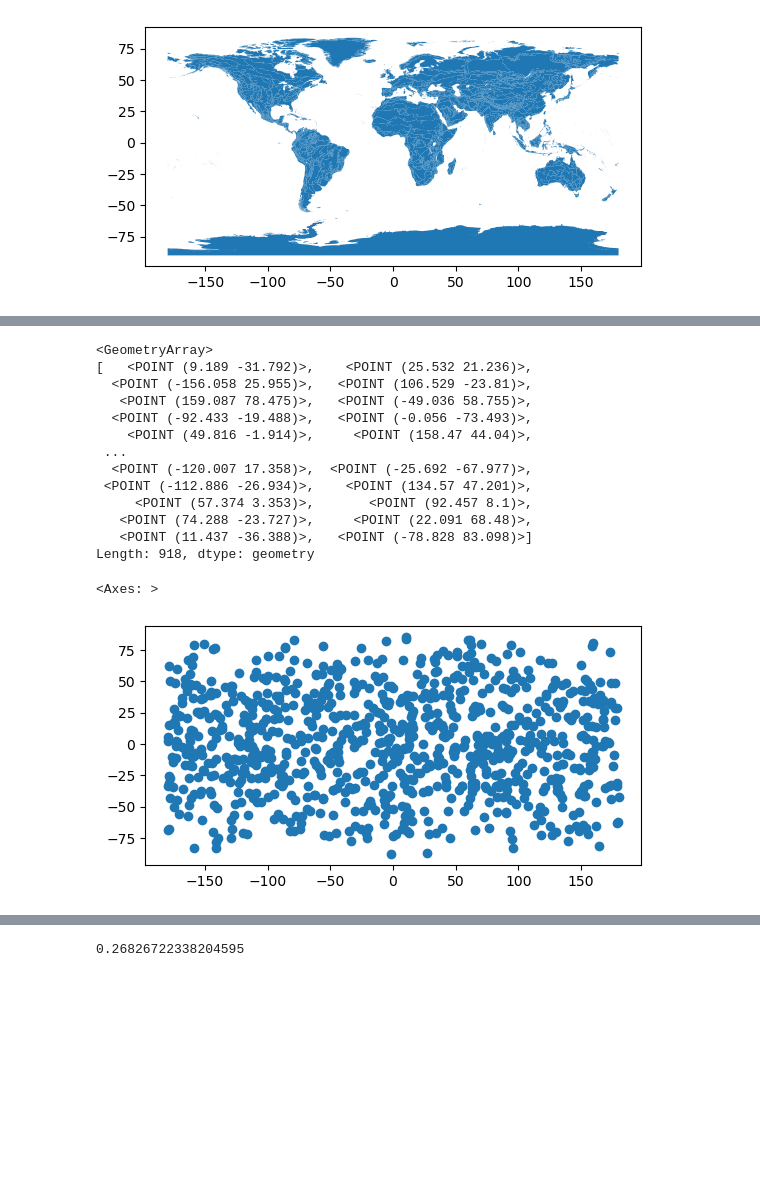
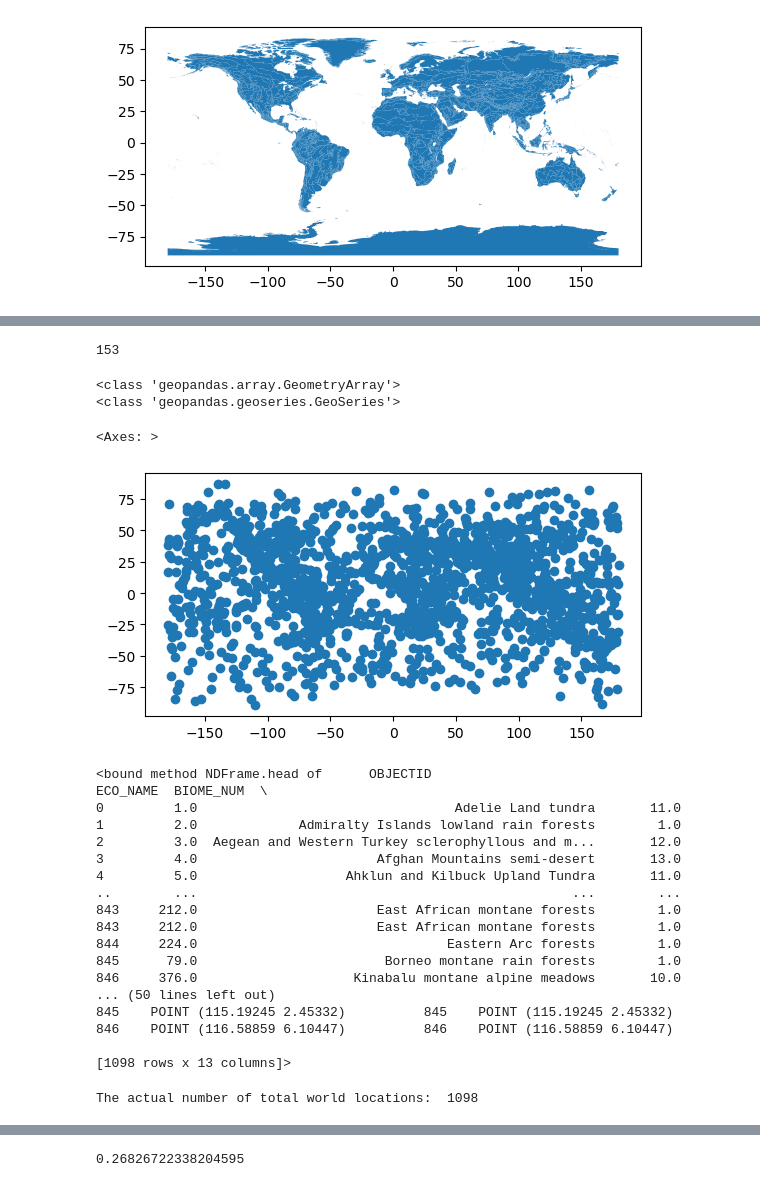
Before and after one commit to iamgiddyaboutgit-schoolwork/doe_group_project, a Jupyter notebook: src/great_circle_distances.ipynb, the cells around one changed output, grey strips where cells are left out. Drawn from its saved outputs; the diff is of its cells as text; code cells hidden in the pictures; blank space fills up the shorter version.

Commit message:
get better flow with geopandas

```diff
--- a/src/great_circle_distances.ipynb
+++ b/src/great_circle_distances.ipynb
@@ -316,38 +317,40 @@ ecoregion_rep_points = ecoregions_2017["geometry"].representative_point()
 num_additional_spots_wanted = max(0, NUM_WORLD_LOCATIONS - num_ecoregions)
 # Get even more locations than we want because
 # some will land in the ocean.
-additional_spots = get_uniformly_distributed_points_on_sphere(n=6*num_additional_spots_wanted)
+possible_additional_spots = get_uniformly_distributed_points_on_sphere(n=6*num_additional_spots_wanted)
 
 # Convert to geographic coordinate system
-additional_spots_lat_long = to_lat_long(additional_spots)
+possible_additional_spots_lat_long = to_lat_long(possible_additional_spots)
+
 # Important!
+# Point objects have longitude first and latitude second.
 # x represents longitude.
 # y represents latitude.
-additional_points_on_earth = geopandas.points_from_xy(x=additional_spots_lat_long[:, 1], y=additional_spots_lat_long[:, 0], crs="EPSG:4326")
-additional_points_on_earth
+possible_additional_spots_geom_array = geopandas.points_from_xy(x=possible_additional_spots_lat_long[:, 1], y=possible_additional_spots_lat_long[:, 0], crs="EPSG:4326")
+# additional_spots_with_rep_points = pd.concat((additional_points_on_earth, ecoregion_rep_points))
-# %% [output]
-<GeometryArray>
-[   <POINT (9.189 -31.792)>,    <POINT (25.532 21.236)>,
-  <POINT (-156.058 25.955)>,   <POINT (106.529 -23.81)>,
-   <POINT (159.087 78.475)>,   <POINT (-49.036 58.755)>,
-  <POINT (-92.433 -19.488)>,   <POINT (-0.056 -73.493)>,
-    <POINT (49.816 -1.914)>,     <POINT (158.47 44.04)>,
- ...
-  <POINT (-120.007 17.358)>,  <POINT (-25.692 -67.977)>,
- <POINT (-112.886 -26.934)>,    <POINT (134.57 47.201)>,
-     <POINT (57.374 3.353)>,       <POINT (92.457 8.1)>,
-   <POINT (74.288 -23.727)>,     <POINT (22.091 68.48)>,
-   <POINT (11.437 -36.388)>,   <POINT (-78.828 83.098)>]
-Length: 918, dtype: geometry
+# %%
+num_additional_spots_wanted
+# %% [output]
+153
+# %%
+print(type(possible_additional_spots_geom_array))
+print(type(ecoregion_rep_points))
+# %% [output]
+<class 'geopandas.array.GeometryArray'>
+<class 'geopandas.geoseries.GeoSeries'>
+# %%
+possible_additional_spots_geoseries = geopandas.GeoSeries(data=possible_additional_spots_geom_array, crs="EPSG:4326")
+# %%
+rep_and_additional_points = pd.concat((ecoregion_rep_points, possible_additional_spots_geoseries))
 # %%
-additional_points_gdf = geopandas.GeoDataFrame(geometry=additional_points_on_earth, crs="EPSG:4326")
+rep_and_additional_points_gdf = geopandas.GeoDataFrame(geometry=rep_and_additional_points, crs="EPSG:4326")
 # https://gis.stackexchange.com/a/393428/234035
 # Save the geometry for access after the join.
-additional_points_gdf["extra_points_geom"] = additional_points_gdf.geometry
+rep_and_additional_points_gdf["extra_points_geom"] = rep_and_additional_points
 # %%
-additional_points_gdf.plot()
+rep_and_additional_points_gdf.plot()
 # %% [output]
 <Axes: >
-[figure, old version]
+[figure, new version]
 # %%
 # https://geopandas.org/en/stable/gallery/spatial_joins.html
@@ -355,2 +358,26 @@ ecoregions_2017_with_more_points = ecoregions_2017.sjoin(additional_points_gdf,
+# %%
+ecoregions_2017_with_more_points.head
+# %% [output]
+<bound method NDFrame.head of      OBJECTID                                           ECO_NAME  BIOME_NUM  \
+0         1.0                                 Adelie Land tundra       11.0
+1         2.0             Admiralty Islands lowland rain forests        1.0
+2         3.0  Aegean and Western Turkey sclerophyllous and m...       12.0
+3         4.0                       Afghan Mountains semi-desert       13.0
+4         5.0                   Ahklun and Kilbuck Upland Tundra       11.0
+..        ...                                                ...        ...
+843     212.0                       East African montane forests        1.0
+843     212.0                       East African montane forests        1.0
+844     224.0                                Eastern Arc forests        1.0
+845      79.0                        Borneo montane rain forests        1.0
+846     376.0                    Kinabalu montane alpine meadows       10.0
+... (50 lines left out)
+845    POINT (115.19245 2.45332)          845    POINT (115.19245 2.45332)
+846    POINT (116.58859 6.10447)          846    POINT (116.58859 6.10447)
+
+[1098 rows x 13 columns]>
+# %%
+print(f"The actual number of total world locations: ", ecoregions_2017_with_more_points.shape[0])
+# %% [output]
+The actual number of total world locations:  1098
 # %%
 extra_land_points = ecoregions_2017_with_more_points["extra_points_geom"][ecoregions_2017_with_more_points["extra_points_geom"].notnull()]
```
Also changed, not shown: parts of 12 cells of this notebook.
